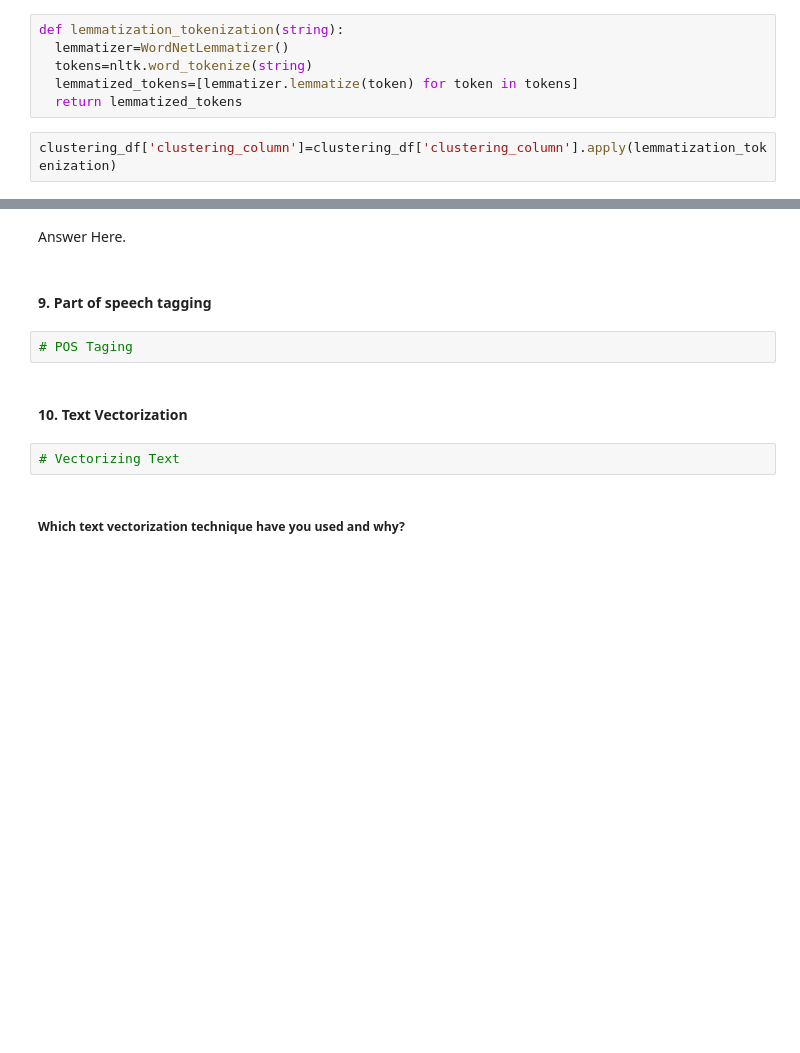
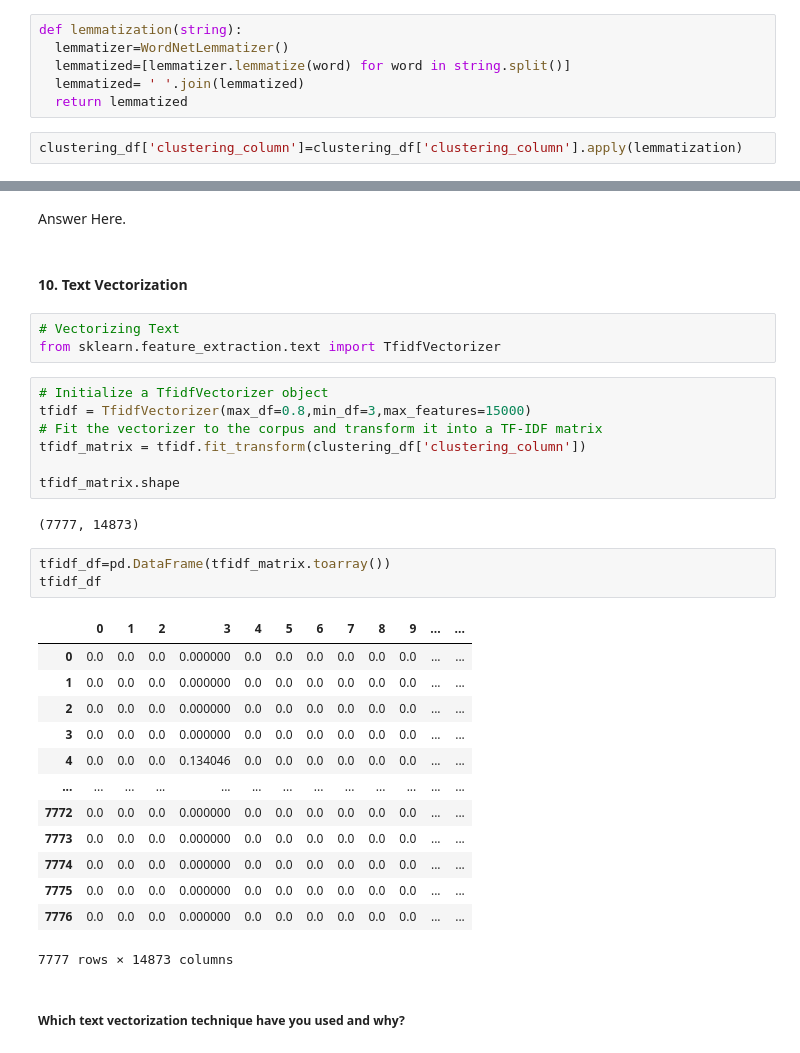
Before and after one commit to LuvMutreja/NETFLIX-MOVIES-AND-TV-SHOWS-CLUSTERING, a Jupyter notebook: Unsupervised_ML_Project_NETFLIX_MOVIES_AND_TV_SHOWS_CLUSTERING_.ipynb, the cells around one changed output, grey strips where cells are left out. Cells and saved outputs as stored; diff of their text form; blank space fills up the shorter version.

```diff
--- a/Unsupervised_ML_Project_NETFLIX_MOVIES_AND_TV_SHOWS_CLUSTERING_.ipynb
+++ b/Unsupervised_ML_Project_NETFLIX_MOVIES_AND_TV_SHOWS_CLUSTERING_.ipynb
@@ -939,13 +940,13 @@ from nltk.stem import WordNetLemmatizer
 [nltk_data] Downloading package wordnet to /root/nltk_data...
 [nltk_data]   Package wordnet is already up-to-date!
 # %%
-def lemmatization_tokenization(string):
+def lemmatization(string):
   lemmatizer=WordNetLemmatizer()
-  tokens=nltk.word_tokenize(string)
-  lemmatized_tokens=[lemmatizer.lemmatize(token) for token in tokens]
-  return lemmatized_tokens
+  lemmatized=[lemmatizer.lemmatize(word) for word in string.split()]
+  lemmatized= ' '.join(lemmatized)
+  return lemmatized
 # %%
-clustering_df['clustering_column']=clustering_df['clustering_column'].apply(lemmatization_tokenization)
+clustering_df['clustering_column']=clustering_df['clustering_column'].apply(lemmatization)
 # %%
 print(clustering_df['clustering_column'][0])
 # %% [output]
@@ -954,14 +955,37 @@ print(clustering_df['clustering_column'][0])
 ##### Which text normalization technique have you used and why?
 # %% [markdown]
 Answer Here.
-# %% [markdown]
-#### 9. Part of speech tagging
-# %%
-# POS Taging
 # %% [markdown]
 #### 10. Text Vectorization
 # %%
 # Vectorizing Text
+from sklearn.feature_extraction.text import TfidfVectorizer
+# %%
+# Initialize a TfidfVectorizer object
+tfidf = TfidfVectorizer(max_df=0.8,min_df=3,max_features=15000)
+# Fit the vectorizer to the corpus and transform it into a TF-IDF matrix
+tfidf_matrix = tfidf.fit_transform(clustering_df['clustering_column'])
+
+tfidf_matrix.shape
+# %% [output]
+(7777, 14873)
+# %%
+tfidf_df=pd.DataFrame(tfidf_matrix.toarray())
+tfidf_df
+# %% [output]
+|  | 0 | 1 | 2 | 3 | 4 | 5 | 6 | 7 | 8 | 9 | ... | ... |
+| 0 | 0.0 | 0.0 | 0.0 | 0.000000 | 0.0 | 0.0 | 0.0 | 0.0 | 0.0 | 0.0 | ... | ... |
+| 1 | 0.0 | 0.0 | 0.0 | 0.000000 | 0.0 | 0.0 | 0.0 | 0.0 | 0.0 | 0.0 | ... | ... |
+| 2 | 0.0 | 0.0 | 0.0 | 0.000000 | 0.0 | 0.0 | 0.0 | 0.0 | 0.0 | 0.0 | ... | ... |
+| 3 | 0.0 | 0.0 | 0.0 | 0.000000 | 0.0 | 0.0 | 0.0 | 0.0 | 0.0 | 0.0 | ... | ... |
+| 4 | 0.0 | 0.0 | 0.0 | 0.134046 | 0.0 | 0.0 | 0.0 | 0.0 | 0.0 | 0.0 | ... | ... |
+| ... | ... | ... | ... | ... | ... | ... | ... | ... | ... | ... | ... | ... |
+| 7772 | 0.0 | 0.0 | 0.0 | 0.000000 | 0.0 | 0.0 | 0.0 | 0.0 | 0.0 | 0.0 | ... | ... |
+| 7773 | 0.0 | 0.0 | 0.0 | 0.000000 | 0.0 | 0.0 | 0.0 | 0.0 | 0.0 | 0.0 | ... | ... |
+| 7774 | 0.0 | 0.0 | 0.0 | 0.000000 | 0.0 | 0.0 | 0.0 | 0.0 | 0.0 | 0.0 | ... | ... |
+| 7775 | 0.0 | 0.0 | 0.0 | 0.000000 | 0.0 | 0.0 | 0.0 | 0.0 | 0.0 | 0.0 | ... | ... |
+| 7776 | 0.0 | 0.0 | 0.0 | 0.000000 | 0.0 | 0.0 | 0.0 | 0.0 | 0.0 | 0.0 | ... | ... |
+7777 rows × 14873 columns
 # %% [markdown]
 ##### Which text vectorization technique have you used and why?
 # %% [markdown]
```
Also changed, not shown: parts of 53 cells of this notebook.
